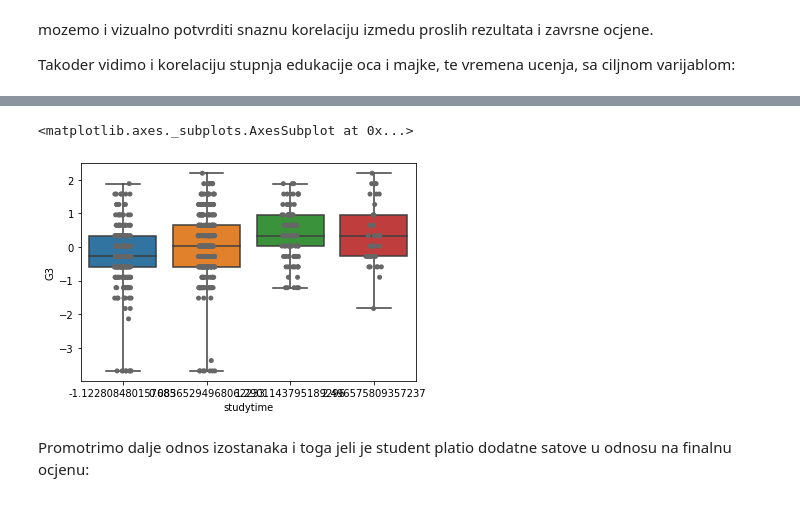
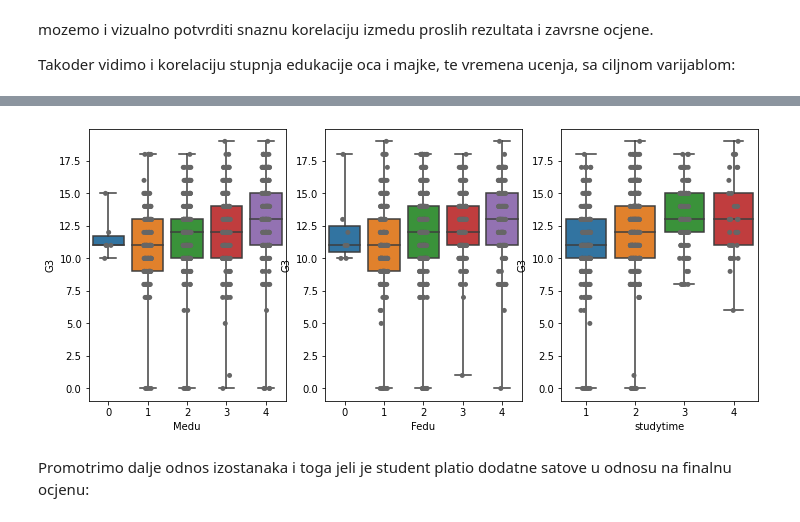
Before and after one commit to frainfreeze/studying, a Jupyter notebook: university/12032-DecisionMakingSuportSystems/project/project.ipynb, the cells around one changed output, grey strips where cells are left out. Drawn from its saved outputs; the diff is of its cells as text; code cells hidden in the pictures.

```diff
--- a/university/12032-DecisionMakingSuportSystems/project/project.ipynb
+++ b/university/12032-DecisionMakingSuportSystems/project/project.ipynb
@@ -228,9 +211,13 @@ sns.stripplot(x="Fedu", y="G3", data=df_norm, color=".4")
-# %%
-sns.boxplot(x="studytime", y="G3", data=df_norm, whis=np.inf)
-sns.stripplot(x="studytime", y="G3", data=df_norm, color=".4")
-# %% [output]
-<matplotlib.axes._subplots.AxesSubplot at 0x...>
-[figure, removed]
+# %%
+f, axes = plt.subplots(1,3, figsize=(12,5))
+sns.boxplot(x="Medu", y="G3", data=df, whis=np.inf, ax=axes[0]);
+sns.stripplot(x="Medu", y="G3", data=df, color=".4", ax=axes[0]);
+sns.boxplot(x="Fedu", y="G3", data=df, whis=np.inf, ax=axes[1]);
+sns.stripplot(x="Fedu", y="G3", data=df, color=".4", ax=axes[1]);
+sns.boxplot(x="studytime", y="G3", data=df, whis=np.inf, ax=axes[2]);
+sns.stripplot(x="studytime", y="G3", data=df, color=".4", ax=axes[2]);
+# %% [output]
+[figure, added]
 # %% [markdown]
 Promotrimo dalje odnos izostanaka i toga jeli je student platio dodatne satove
 u odnosu na finalnu ocjenu:
```
Also changed, not shown: parts of 6 cells of this notebook, 4 other files.
